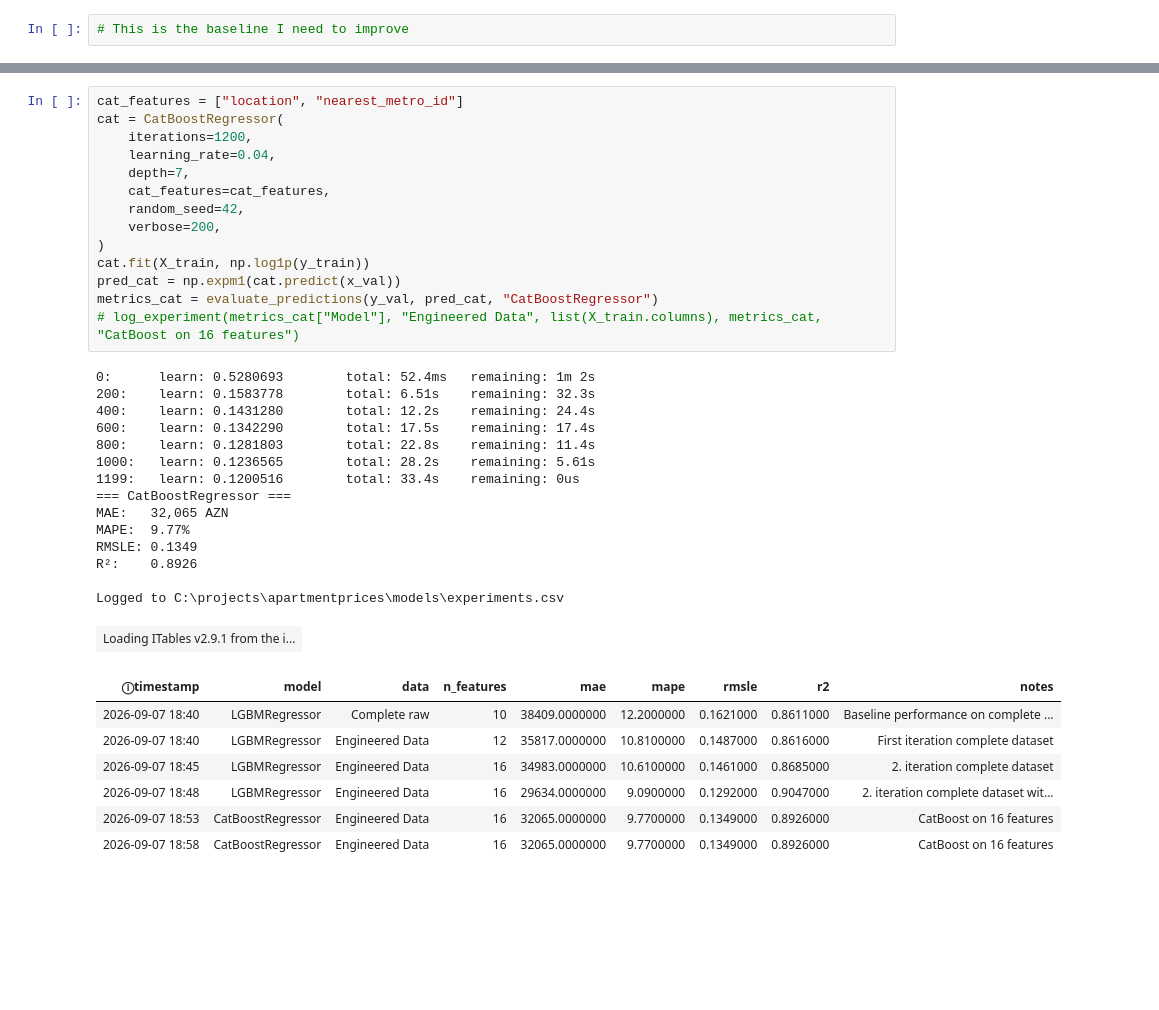
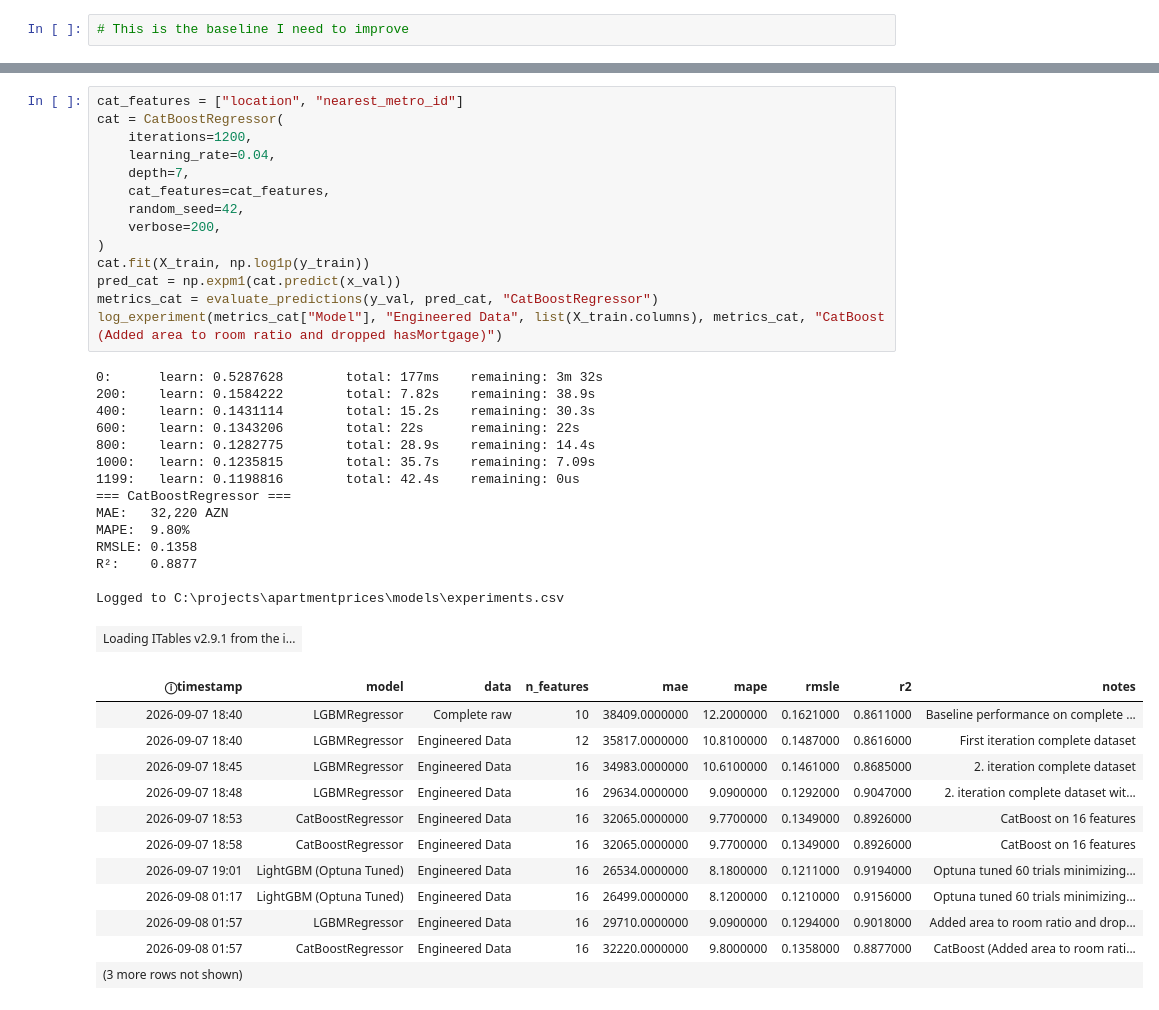
Before and after one commit to aslanli-aslan/baku-apartment-prices, a Jupyter notebook: notebooks/04_modeling.ipynb, the cells around one changed output, grey strips where cells are left out. Drawn from its saved outputs; the diff is of its cells as text; blank space fills up the shorter version.

Commit message:
feat: finalize the model with creating and evaluating the final model

```diff
--- a/notebooks/04_modeling.ipynb
+++ b/notebooks/04_modeling.ipynb
@@ -86,40 +109,45 @@ R²:    0.9047
 # %%
 cat_features = ["location", "nearest_metro_id"]
 cat = CatBoostRegressor(
     iterations=1200,
     learning_rate=0.04,
     depth=7,
     cat_features=cat_features,
     random_seed=42,
     verbose=200,
 )
 cat.fit(X_train, np.log1p(y_train))
 pred_cat = np.expm1(cat.predict(x_val))
 metrics_cat = evaluate_predictions(y_val, pred_cat, "CatBoostRegressor")
-# log_experiment(metrics_cat["Model"], "Engineered Data", list(X_train.columns), metrics_cat, "CatBoost on 16 features")
+log_experiment(metrics_cat["Model"], "Engineered Data", list(X_train.columns), metrics_cat, "CatBoost (Added area to room ratio and dropped hasMortgage)")
 # %% [output]
-0:      learn: 0.5280693        total: 52.4ms   remaining: 1m 2s
-200:    learn: 0.1583778        total: 6.51s    remaining: 32.3s
-400:    learn: 0.1431280        total: 12.2s    remaining: 24.4s
-600:    learn: 0.1342290        total: 17.5s    remaining: 17.4s
-800:    learn: 0.1281803        total: 22.8s    remaining: 11.4s
-1000:   learn: 0.1236565        total: 28.2s    remaining: 5.61s
-1199:   learn: 0.1200516        total: 33.4s    remaining: 0us
+0:      learn: 0.5287628        total: 177ms    remaining: 3m 32s
+200:    learn: 0.1584222        total: 7.82s    remaining: 38.9s
+400:    learn: 0.1431114        total: 15.2s    remaining: 30.3s
+600:    learn: 0.1343206        total: 22s      remaining: 22s
+800:    learn: 0.1282775        total: 28.9s    remaining: 14.4s
+1000:   learn: 0.1235815        total: 35.7s    remaining: 7.09s
+1199:   learn: 0.1198816        total: 42.4s    remaining: 0us
 === CatBoostRegressor ===
-MAE:   32,065 AZN
-MAPE:  9.77%
-RMSLE: 0.1349
-R²:    0.8926
+MAE:   32,220 AZN
+MAPE:  9.80%
+RMSLE: 0.1358
+R²:    0.8877
 
 Logged to C:\projects\apartmentprices\models\experiments.csv
 | Loading ITables v2.9.1 from the i... |
 | ⓘtimestamp | model | data | n_features | mae | mape | rmsle | r2 | notes |
 | 2026-09-07 18:40 | LGBMRegressor | Complete raw | 10 | 38409.0000000 | 12.2000000 | 0.1621000 | 0.8611000 | Baseline performance on complete ... |
 | 2026-09-07 18:40 | LGBMRegressor | Engineered Data | 12 | 35817.0000000 | 10.8100000 | 0.1487000 | 0.8616000 | First iteration complete dataset |
 | 2026-09-07 18:45 | LGBMRegressor | Engineered Data | 16 | 34983.0000000 | 10.6100000 | 0.1461000 | 0.8685000 | 2. iteration complete dataset |
 | 2026-09-07 18:48 | LGBMRegressor | Engineered Data | 16 | 29634.0000000 | 9.0900000 | 0.1292000 | 0.9047000 | 2. iteration complete dataset wit... |
 | 2026-09-07 18:53 | CatBoostRegressor | Engineered Data | 16 | 32065.0000000 | 9.7700000 | 0.1349000 | 0.8926000 | CatBoost on 16 features |
 | 2026-09-07 18:58 | CatBoostRegressor | Engineered Data | 16 | 32065.0000000 | 9.7700000 | 0.1349000 | 0.8926000 | CatBoost on 16 features |
+| 2026-09-07 19:01 | LightGBM (Optuna Tuned) | Engineered Data | 16 | 26534.0000000 | 8.1800000 | 0.1211000 | 0.9194000 | Optuna tuned 60 trials minimizing... |
+| 2026-09-08 01:17 | LightGBM (Optuna Tuned) | Engineered Data | 16 | 26499.0000000 | 8.1200000 | 0.1210000 | 0.9156000 | Optuna tuned 60 trials minimizing... |
+| 2026-09-08 01:57 | LGBMRegressor | Engineered Data | 16 | 29710.0000000 | 9.0900000 | 0.1294000 | 0.9018000 | Added area to room ratio and drop... |
+| 2026-09-08 01:57 | CatBoostRegressor | Engineered Data | 16 | 32220.0000000 | 9.8000000 | 0.1358000 | 0.8877000 | CatBoost (Added area to room rati... |
+| (3 more rows not shown) |  |  |  |  |  |  |  |  |
 # %%
 optuna.logging.set_verbosity(optuna.logging.WARNING)
 
```
Also changed, not shown: parts of 13 cells of this notebook.
